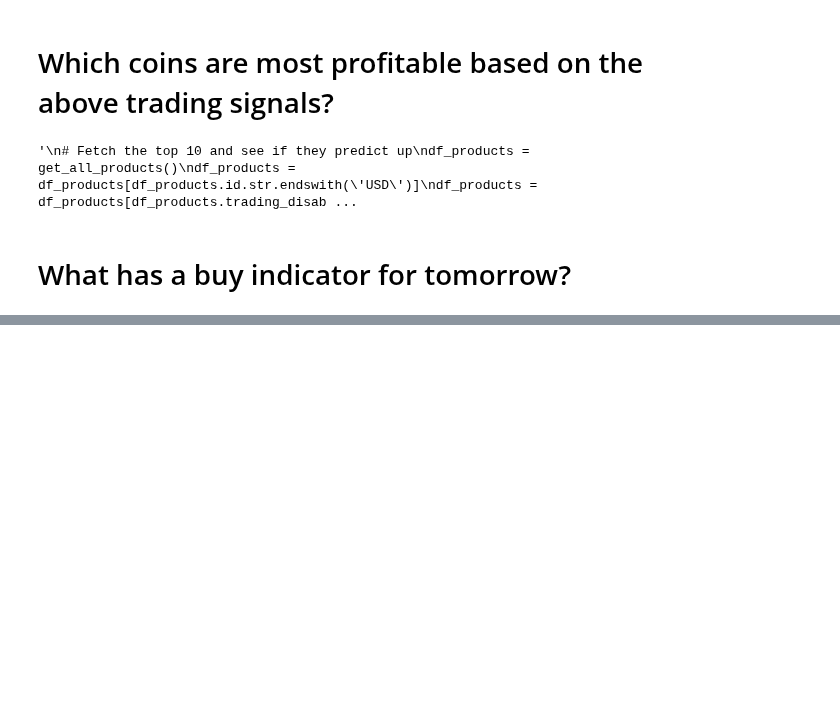
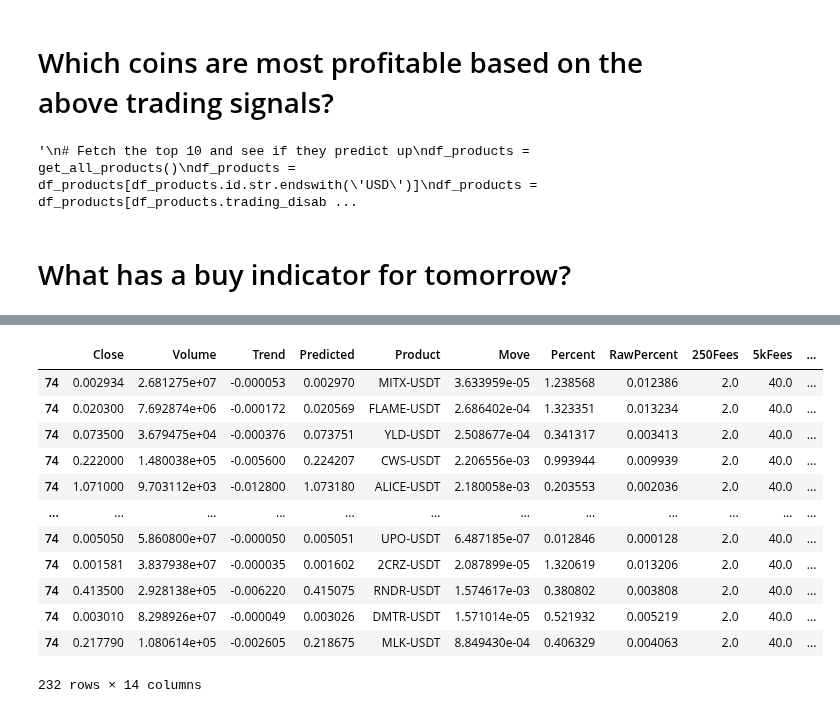
Before and after one commit to j03m/alfred, a Jupyter notebook: Coin_Predictions_close.ipynb, the cells around one changed output, grey strips where cells are left out. Saved outputs shown, nothing was run; the diff lists cells and outputs as text; code cells hidden in the pictures; blank space fills up the shorter version.

```diff
--- a/Coin_Predictions_close.ipynb
+++ b/Coin_Predictions_close.ipynb
@@ -327,11 +377,13 @@ if 0:
 # Visualize and Backtest
 # %%
 budget = 5000
-[btc_history, df_btc_features, df_history_scaled, df_raw] = get_coin_data_frames(30, "DOGE3L-USDT")
-predicted = model.predict(df_history_scaled).flatten()
+[btc_history, df_btc_features, npa_scaled, df_raw] = get_coin_data_frames(180, "BTC-USDT")
+predicted = model.predict(npa_scaled).flatten()[::-1]
+df_temp = pd.DataFrame(predicted, columns = ["Close"])
+df_temp = zero_irrelevant_columns(df_temp)
+df_temp = pd.DataFrame(sc.inverse_transform(df_temp), columns = feature_columns)
+btc_history["Predicted"] = df_temp["Close"]
 [df_profit, profit] = build_profit_estimate(predicted, btc_history)
-df_chart = debug_prediction_frame(predicted, btc_history, df_history_scaled)
-interactive_plot(df_chart[["Date","Original", "Predicted"]], "Wtf")
+interactive_plot(btc_history[["Date","Close", "Predicted"]], "Actual vs Predicted")
 print("Profit:", profit)
-df_chart
 # %% [output]
@@ -418,7 +462,7 @@ for index, row in df_products.iterrows():
   except Exception as inst:
     #raise inst
     print("Error: ", inst)
-  time.sleep(2)
+  time.sleep(0.5)
 df_trades.reset_index()
 df_buys = df_trades[df_trades['Move'] > 0]
 df_shorts = df_trades[df_trades['Move'] < 0]
@@ -436,3 +503,19 @@ df_shorts
+# %%
+df_buys
+# %% [output]
+|  | Close | Volume | Trend | Predicted | Product | Move | Percent | RawPercent | 250Fees | 5kFees | ... |
+| 74 | 0.002934 | 2.681275e+07 | -0.000053 | 0.002970 | MITX-USDT | 3.633959e-05 | 1.238568 | 0.012386 | 2.0 | 40.0 | ... |
+| 74 | 0.020300 | 7.692874e+06 | -0.000172 | 0.020569 | FLAME-USDT | 2.686402e-04 | 1.323351 | 0.013234 | 2.0 | 40.0 | ... |
+| 74 | 0.073500 | 3.679475e+04 | -0.000376 | 0.073751 | YLD-USDT | 2.508677e-04 | 0.341317 | 0.003413 | 2.0 | 40.0 | ... |
+| 74 | 0.222000 | 1.480038e+05 | -0.005600 | 0.224207 | CWS-USDT | 2.206556e-03 | 0.993944 | 0.009939 | 2.0 | 40.0 | ... |
+| 74 | 1.071000 | 9.703112e+03 | -0.012800 | 1.073180 | ALICE-USDT | 2.180058e-03 | 0.203553 | 0.002036 | 2.0 | 40.0 | ... |
+| ... | ... | ... | ... | ... | ... | ... | ... | ... | ... | ... | ... |
+| 74 | 0.005050 | 5.860800e+07 | -0.000050 | 0.005051 | UPO-USDT | 6.487185e-07 | 0.012846 | 0.000128 | 2.0 | 40.0 | ... |
+| 74 | 0.001581 | 3.837938e+07 | -0.000035 | 0.001602 | 2CRZ-USDT | 2.087899e-05 | 1.320619 | 0.013206 | 2.0 | 40.0 | ... |
+| 74 | 0.413500 | 2.928138e+05 | -0.006220 | 0.415075 | RNDR-USDT | 1.574617e-03 | 0.380802 | 0.003808 | 2.0 | 40.0 | ... |
+| 74 | 0.003010 | 8.298926e+07 | -0.000049 | 0.003026 | DMTR-USDT | 1.571014e-05 | 0.521932 | 0.005219 | 2.0 | 40.0 | ... |
+| 74 | 0.217790 | 1.080614e+05 | -0.002605 | 0.218675 | MLK-USDT | 8.849430e-04 | 0.406329 | 0.004063 | 2.0 | 40.0 | ... |
+232 rows × 14 columns
 # %%
 with open(data_path, 'w', encoding = 'utf-8-sig') as f:
   df_trades.to_csv(f)
```
Also changed, not shown: parts of 16 cells of this notebook.
